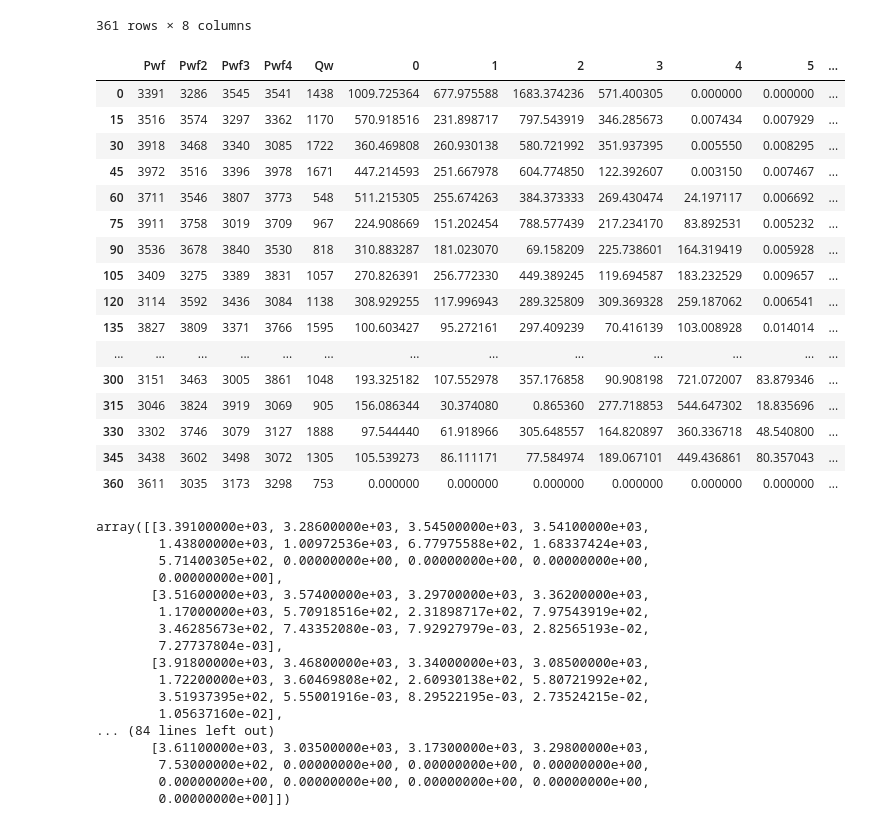
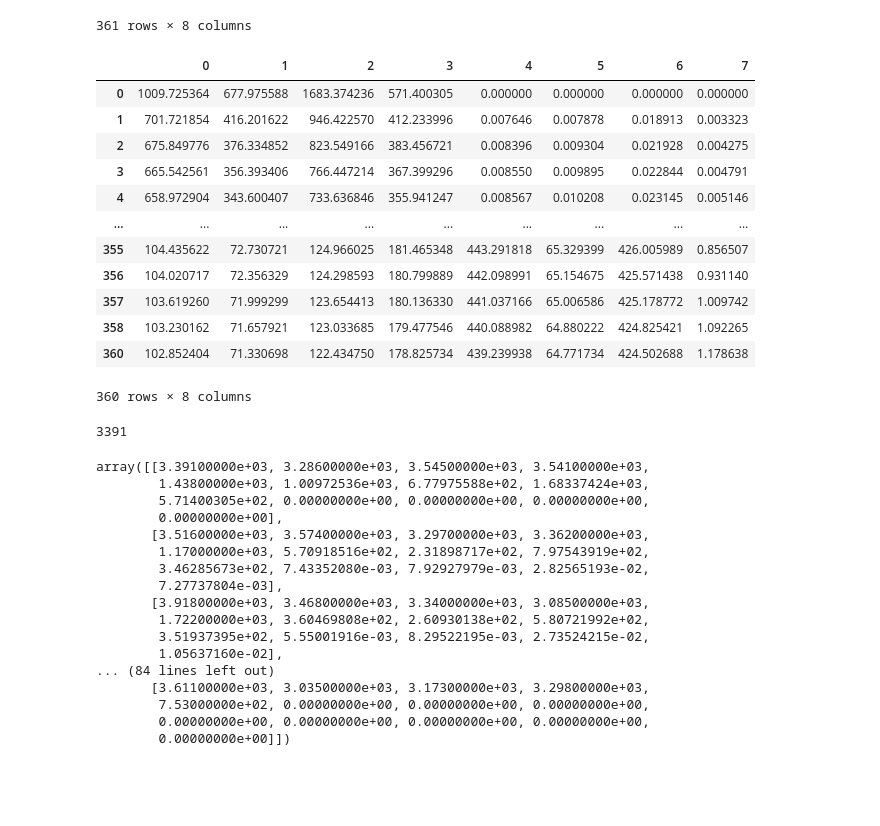
Before and after one commit to AstridXiomara/LSTM, a Jupyter notebook: Multivariate_LSTM_Model.ipynb, the cells around one changed output. Drawn from its saved outputs; the diff is of its cells as text; code cells hidden in the pictures; blank space fills up the shorter version.

```diff
--- a/Multivariate_LSTM_Model.ipynb
+++ b/Multivariate_LSTM_Model.ipynb
@@ -71,27 +71,30 @@ Production
 Constrains2 = Constrains.copy(deep = True)
 Constrains2['new_index'] = Constrains.index *15
 Constrains2.set_index('new_index', inplace= True)
+# %%
+Production.drop(index=360,inplace=True)
+Production.rename(index={359:360},inplace=True)
+# %%
+Production
+# %% [output]
+|  | 0 | 1 | 2 | 3 | 4 | 5 | 6 | 7 |
+| 0 | 1009.725364 | 677.975588 | 1683.374236 | 571.400305 | 0.000000 | 0.000000 | 0.000000 | 0.000000 |
+| 1 | 701.721854 | 416.201622 | 946.422570 | 412.233996 | 0.007646 | 0.007878 | 0.018913 | 0.003323 |
+| 2 | 675.849776 | 376.334852 | 823.549166 | 383.456721 | 0.008396 | 0.009304 | 0.021928 | 0.004275 |
+| 3 | 665.542561 | 356.393406 | 766.447214 | 367.399296 | 0.008550 | 0.009895 | 0.022844 | 0.004791 |
+| 4 | 658.972904 | 343.600407 | 733.636846 | 355.941247 | 0.008567 | 0.010208 | 0.023145 | 0.005146 |
+| ... | ... | ... | ... | ... | ... | ... | ... | ... |
+| 355 | 104.435622 | 72.730721 | 124.966025 | 181.465348 | 443.291818 | 65.329399 | 426.005989 | 0.856507 |
+| 356 | 104.020717 | 72.356329 | 124.298593 | 180.799889 | 442.098991 | 65.154675 | 425.571438 | 0.931140 |
+| 357 | 103.619260 | 71.999299 | 123.654413 | 180.136330 | 441.037166 | 65.006586 | 425.178772 | 1.009742 |
+| 358 | 103.230162 | 71.657921 | 123.033685 | 179.477546 | 440.088982 | 64.880222 | 424.825421 | 1.092265 |
+| 360 | 102.852404 | 71.330698 | 122.434750 | 178.825734 | 439.239938 | 64.771734 | 424.502688 | 1.178638 |
+360 rows × 8 columns
 # %%
 join = Constrains2.join(Production, how = 'inner')
 join
 # %% [output]
-|  | Pwf | Pwf2 | Pwf3 | Pwf4 | Qw | 0 | 1 | 2 | 3 | 4 | 5 | ... |
-| 0 | 3391 | 3286 | 3545 | 3541 | 1438 | 1009.725364 | 677.975588 | 1683.374236 | 571.400305 | 0.000000 | 0.000000 | ... |
-| 15 | 3516 | 3574 | 3297 | 3362 | 1170 | 570.918516 | 231.898717 | 797.543919 | 346.285673 | 0.007434 | 0.007929 | ... |
-| 30 | 3918 | 3468 | 3340 | 3085 | 1722 | 360.469808 | 260.930138 | 580.721992 | 351.937395 | 0.005550 | 0.008295 | ... |
-| 45 | 3972 | 3516 | 3396 | 3978 | 1671 | 447.214593 | 251.667978 | 604.774850 | 122.392607 | 0.003150 | 0.007467 | ... |
-| 60 | 3711 | 3546 | 3807 | 3773 | 548 | 511.215305 | 255.674263 | 384.373333 | 269.430474 | 24.197117 | 0.006692 | ... |
-| 75 | 3911 | 3758 | 3019 | 3709 | 967 | 224.908669 | 151.202454 | 788.577439 | 217.234170 | 83.892531 | 0.005232 | ... |
-| 90 | 3536 | 3678 | 3840 | 3530 | 818 | 310.883287 | 181.023070 | 69.158209 | 225.738601 | 164.319419 | 0.005928 | ... |
-| 105 | 3409 | 3275 | 3389 | 3831 | 1057 | 270.826391 | 256.772330 | 449.389245 | 119.694587 | 183.232529 | 0.009657 | ... |
-| 120 | 3114 | 3592 | 3436 | 3084 | 1138 | 308.929255 | 117.996943 | 289.325809 | 309.369328 | 259.187062 | 0.006541 | ... |
-| 135 | 3827 | 3809 | 3371 | 3766 | 1595 | 100.603427 | 95.272161 | 297.409239 | 70.416139 | 103.008928 | 0.014014 | ... |
-| ... | ... | ... | ... | ... | ... | ... | ... | ... | ... | ... | ... | ... |
-| 300 | 3151 | 3463 | 3005 | 3861 | 1048 | 193.325182 | 107.552978 | 357.176858 | 90.908198 | 721.072007 | 83.879346 | ... |
-| 315 | 3046 | 3824 | 3919 | 3069 | 905 | 156.086344 | 30.374080 | 0.865360 | 277.718853 | 544.647302 | 18.835696 | ... |
-| 330 | 3302 | 3746 | 3079 | 3127 | 1888 | 97.544440 | 61.918966 | 305.648557 | 164.820897 | 360.336718 | 48.540800 | ... |
-| 345 | 3438 | 3602 | 3498 | 3072 | 1305 | 105.539273 | 86.111171 | 77.584974 | 189.067101 | 449.436861 | 80.357043 | ... |
-| 360 | 3611 | 3035 | 3173 | 3298 | 753 | 0.000000 | 0.000000 | 0.000000 | 0.000000 | 0.000000 | 0.000000 | ... |
+3391
 # %%
 data=join.to_numpy()
 data
```
